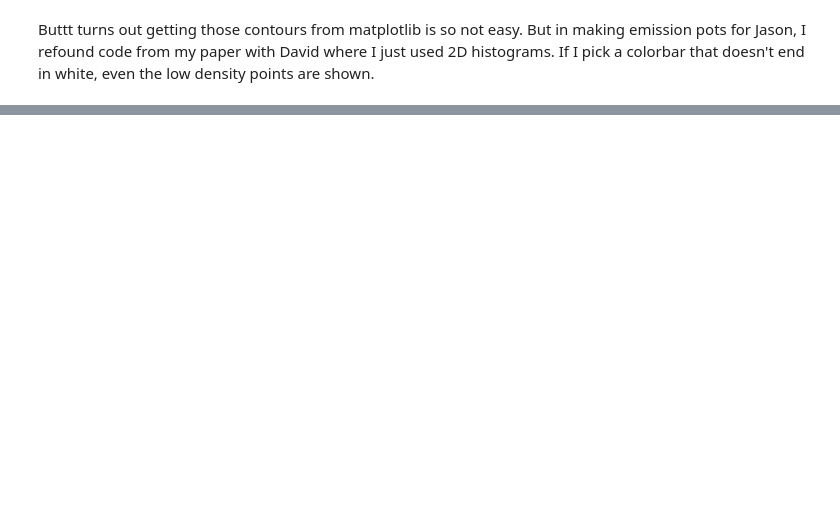
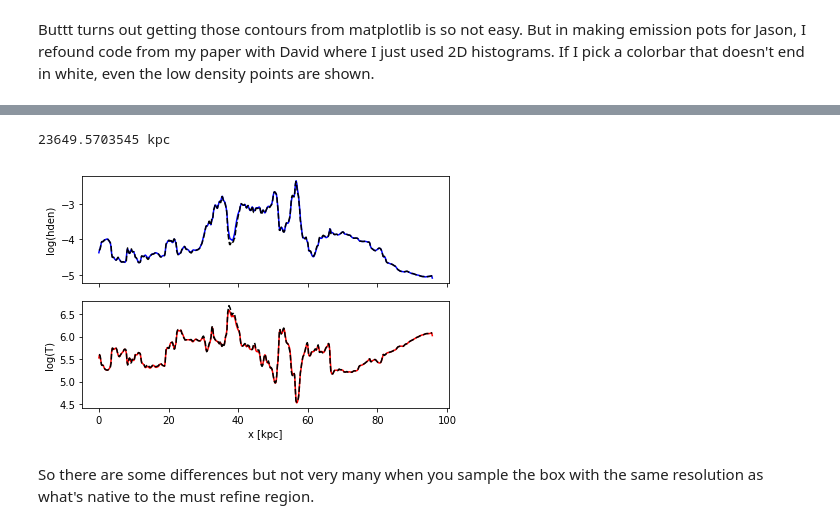
Before and after one commit to laurennc/BmoreCGM, a Jupyter notebook: Surface Brightness Plots.ipynb, the cells around one changed output, grey strips where cells are left out. Saved outputs shown, nothing was run; the diff lists cells and outputs as text; code cells hidden in the pictures; blank space fills up the shorter version.

```diff
--- a/Surface Brightness Plots.ipynb
+++ b/Surface Brightness Plots.ipynb
@@ -387,0 +371,36 @@ print 115624./157028
+# %%
+xmin = float((xs.min().in_units('code_length')).value)
+xmax = float((xs.max().in_units('code_length')).value)
+y = float((box['y'][200,200,200].in_units('code_length')).value)
+z = float((box['z'][200,200,200].in_units('code_length')).value)
+
+ray_start = [xmin,y,z]
+ray_end = [xmax,y,z]
+
+ray_test = ds.ray(ray_start,ray_end)
+# %%
+xmin_ray = ray_test['x'].min().in_units('kpc')
+print xmin_ray
+
+hden_ray = ray_test['H_nuclei_density']
+temp_ray = ray_test['Temperature']
+xs_ray = ray_test['x'].in_units('kpc')
+idx = np.argsort(xs_ray)
+# %% [output]
+23649.5703545 kpc
+# %%
+fig,ax = plt.subplots(2,1,sharex=True)
+ax[0].plot(xs-xmin_box,np.log10(hden),'b')
+ax[0].plot(xs_ray[idx]-xmin_box,np.log10(hden_ray[idx]),'k--')
+ax[0].set_ylabel('log(hden)')
+ax[1].set_ylabel('log(T)')
+#ax[0].set_xlabel('x [kpc]')
+ax[1].set_xlabel('x [kpc]')
+ax[1].plot(xs-xmin_box,np.log10(temp),'r')
+ax[1].plot(xs_ray[idx]-xmin_box,np.log10(temp_ray[idx]),'k--')
+plt.tight_layout()
+plt.show()
+# %% [output]
+[figure, added]
+# %% [markdown]
+So there are some differences but not very many when you sample the box with the same resolution as what's native to the must refine region.
```
Also changed, not shown: parts of 30 cells of this notebook, 1 other file.
